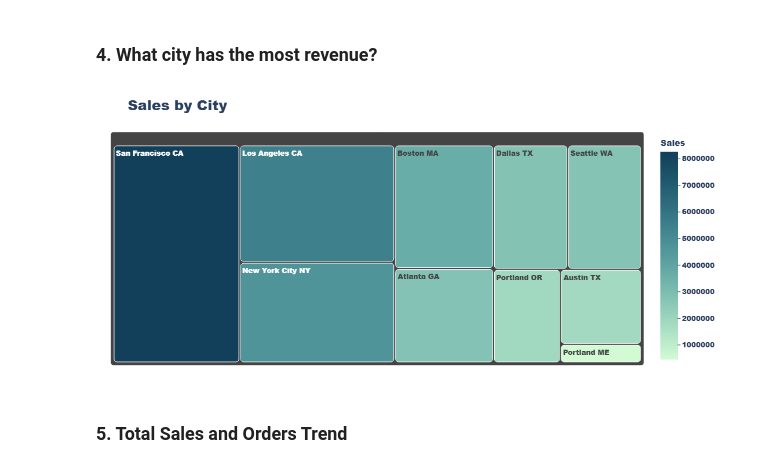
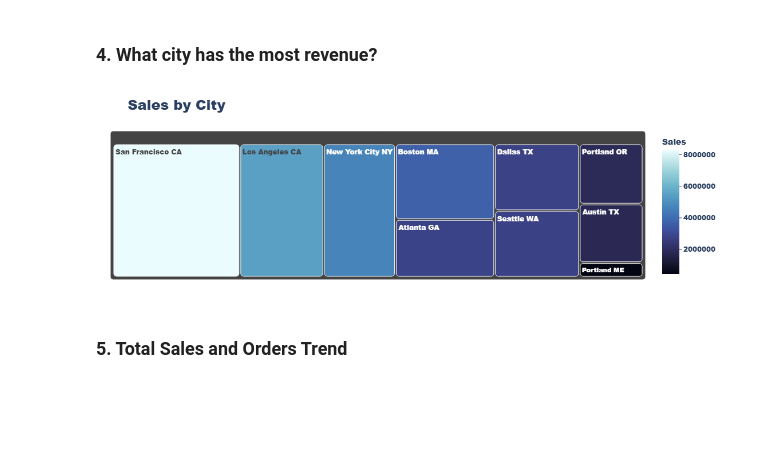
Before and after one commit to AnishChougule/Python-Projects, a Jupyter notebook: Data Analysis Project/Data Analysis Project.ipynb, the cells around one changed output. Cells and saved outputs as stored; diff of their text form; code cells hidden in the pictures; blank space fills up the shorter version.

```diff
--- a/Data Analysis Project/Data Analysis Project.ipynb
+++ b/Data Analysis Project/Data Analysis Project.ipynb
@@ -353,38 +351,37 @@ fig = px.treemap(
     city_data,
     path=["City State"],
     values="Sales",
     color="Sales",
-    color_continuous_scale="darkmint",
+    color_continuous_scale="ice",
     title="Sales by City",
 )
 
 
 fig.data[0].customdata = city_data[["Percentage Contribution"]].values
 
 fig.update_traces(root_color="white")
 fig.update_traces(
     hovertemplate=hover_template,
     hoverinfo="skip",
     marker=dict(cornerradius=5),
 )
 
 
 fig.update_layout(
     margin=dict(t=75, l=25, r=25, b=25),
-    title_font=dict(size=24, family="Arial Black"),
+    title_font=dict(size=24),
     font_family="Arial Black",
     coloraxis_colorbar=dict(
         title="Sales",
         ticks="outside",
         tickformat=",.f"
-    ),
-    height=500
+    )
 )
 
 fig.show()
 fig.write_html("sales_by_city_treemap.html")
 # %% [output]
-[figure, old version]
+[figure, new version]
 # %% [markdown]
 ### 5. Total Sales and Orders Trend
 # %%
```
Also changed, not shown: parts of 9 cells of this notebook, 37 other files.
